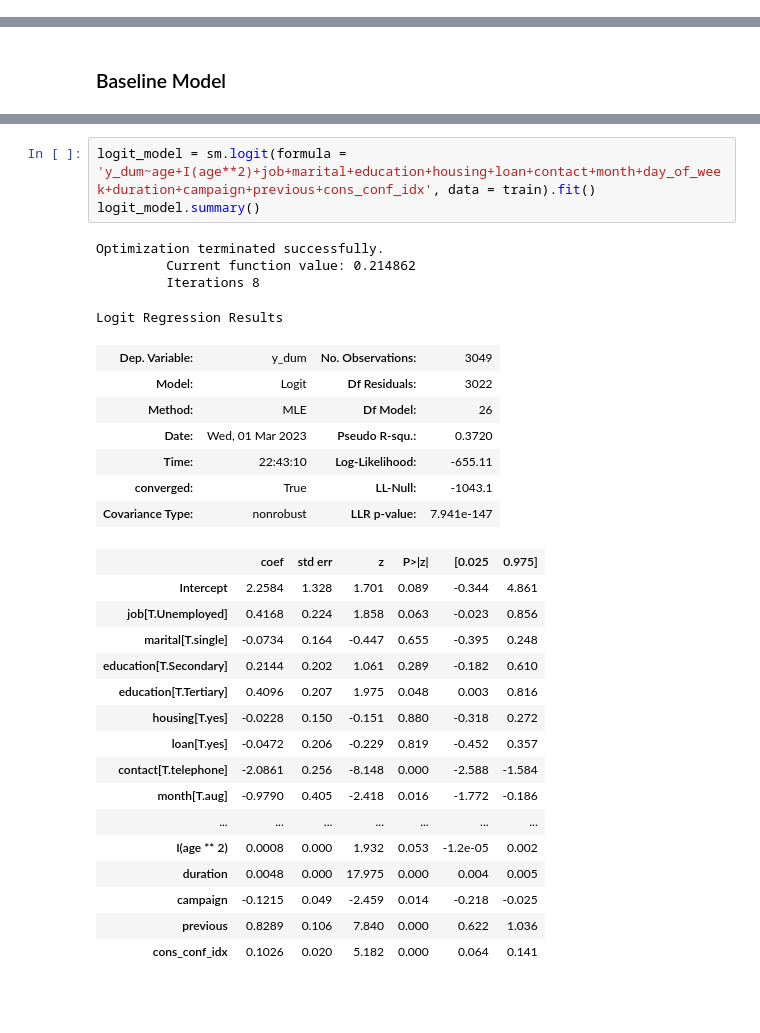
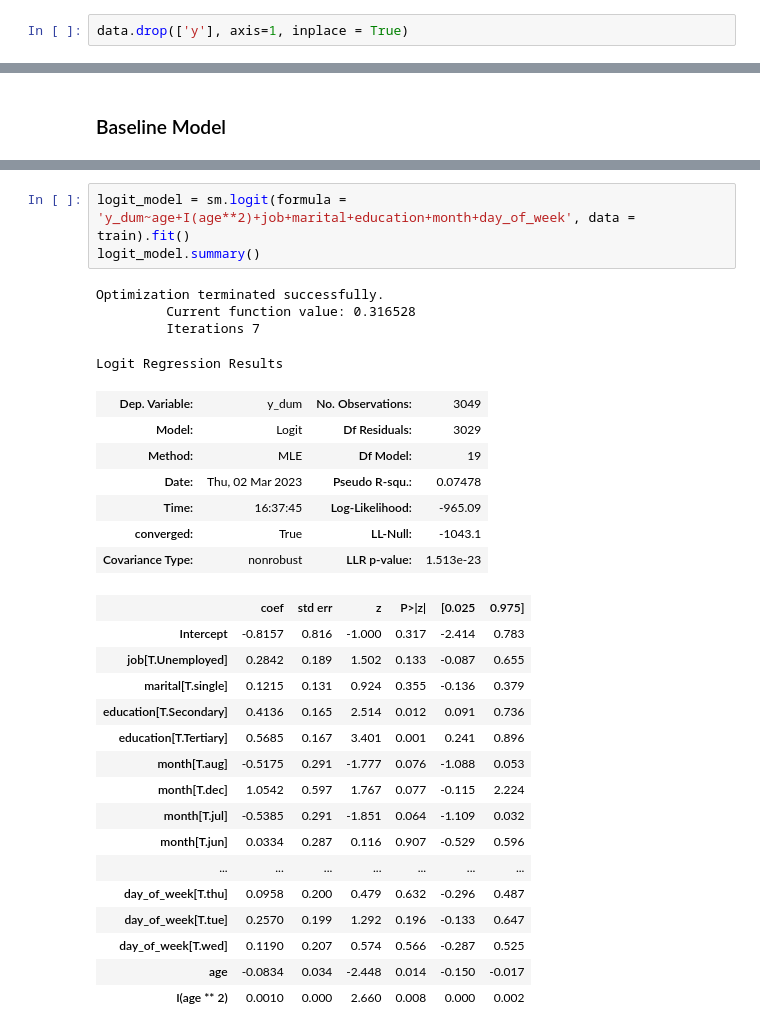
Before and after one commit to carriezeng6443/STAT-303-2-MAAC-Project, a Jupyter notebook: Project_MAAC.ipynb, the cells around one changed output, grey strips where cells are left out. Cells and saved outputs as stored; diff of their text form; blank space fills up the shorter version.

```diff
--- a/Project_MAAC.ipynb
+++ b/Project_MAAC.ipynb
@@ -32,6 +32,8 @@ data.drop(['default'], axis=1, inplace = True)
 data.dropna(axis=0, inplace=True)
 # %%
 data['y_dum']= data['y'].map({'no': 0, 'yes': 1})
+# %%
+data.drop(['y'], axis=1, inplace = True)
 # %% [markdown]
 ## Rename the column
 # %%
@@ -281,32 +282,32 @@ ROC-AUC = 94.1%
 # %%
-logit_model = sm.logit(formula = 'y_dum~age+I(age**2)+job+marital+education+housing+loan+contact+month+day_of_week+duration+campaign+previous+cons_conf_idx', data = train).fit()
+logit_model = sm.logit(formula = 'y_dum~age+I(age**2)+job+marital+education+month+day_of_week', data = train).fit()
 logit_model.summary()
 # %% [output]
 Optimization terminated successfully.
-         Current function value: 0.214862
-         Iterations 8
+         Current function value: 0.316528
+         Iterations 7
 Logit Regression Results
 | Dep. Variable: | y_dum | No. Observations: | 3049 |
-| Model: | Logit | Df Residuals: | 3022 |
-| Method: | MLE | Df Model: | 26 |
-| Date: | Wed, 01 Mar 2023 | Pseudo R-squ.: | 0.3720 |
-| Time: | 22:43:10 | Log-Likelihood: | -655.11 |
+| Model: | Logit | Df Residuals: | 3029 |
+| Method: | MLE | Df Model: | 19 |
+| Date: | Thu, 02 Mar 2023 | Pseudo R-squ.: | 0.07478 |
+| Time: | 16:37:45 | Log-Likelihood: | -965.09 |
 | converged: | True | LL-Null: | -1043.1 |
-| Covariance Type: | nonrobust | LLR p-value: | 7.941e-147 |
+| Covariance Type: | nonrobust | LLR p-value: | 1.513e-23 |
 |  | coef | std err | z | P>|z| | [0.025 | 0.975] |
-| Intercept | 2.2584 | 1.328 | 1.701 | 0.089 | -0.344 | 4.861 |
-| job[T.Unemployed] | 0.4168 | 0.224 | 1.858 | 0.063 | -0.023 | 0.856 |
-| marital[T.single] | -0.0734 | 0.164 | -0.447 | 0.655 | -0.395 | 0.248 |
-| education[T.Secondary] | 0.2144 | 0.202 | 1.061 | 0.289 | -0.182 | 0.610 |
-| education[T.Tertiary] | 0.4096 | 0.207 | 1.975 | 0.048 | 0.003 | 0.816 |
-| housing[T.yes] | -0.0228 | 0.150 | -0.151 | 0.880 | -0.318 | 0.272 |
-| loan[T.yes] | -0.0472 | 0.206 | -0.229 | 0.819 | -0.452 | 0.357 |
-| contact[T.telephone] | -2.0861 | 0.256 | -8.148 | 0.000 | -2.588 | -1.584 |
-| month[T.aug] | -0.9790 | 0.405 | -2.418 | 0.016 | -1.772 | -0.186 |
+| Intercept | -0.8157 | 0.816 | -1.000 | 0.317 | -2.414 | 0.783 |
+| job[T.Unemployed] | 0.2842 | 0.189 | 1.502 | 0.133 | -0.087 | 0.655 |
+| marital[T.single] | 0.1215 | 0.131 | 0.924 | 0.355 | -0.136 | 0.379 |
+| education[T.Secondary] | 0.4136 | 0.165 | 2.514 | 0.012 | 0.091 | 0.736 |
+| education[T.Tertiary] | 0.5685 | 0.167 | 3.401 | 0.001 | 0.241 | 0.896 |
+| month[T.aug] | -0.5175 | 0.291 | -1.777 | 0.076 | -1.088 | 0.053 |
+| month[T.dec] | 1.0542 | 0.597 | 1.767 | 0.077 | -0.115 | 2.224 |
+| month[T.jul] | -0.5385 | 0.291 | -1.851 | 0.064 | -1.109 | 0.032 |
+| month[T.jun] | 0.0334 | 0.287 | 0.116 | 0.907 | -0.529 | 0.596 |
 | ... | ... | ... | ... | ... | ... | ... |
-| I(age ** 2) | 0.0008 | 0.000 | 1.932 | 0.053 | -1.2e-05 | 0.002 |
-| duration | 0.0048 | 0.000 | 17.975 | 0.000 | 0.004 | 0.005 |
-| campaign | -0.1215 | 0.049 | -2.459 | 0.014 | -0.218 | -0.025 |
-| previous | 0.8289 | 0.106 | 7.840 | 0.000 | 0.622 | 1.036 |
-| cons_conf_idx | 0.1026 | 0.020 | 5.182 | 0.000 | 0.064 | 0.141 |
+| day_of_week[T.thu] | 0.0958 | 0.200 | 0.479 | 0.632 | -0.296 | 0.487 |
+| day_of_week[T.tue] | 0.2570 | 0.199 | 1.292 | 0.196 | -0.133 | 0.647 |
+| day_of_week[T.wed] | 0.1190 | 0.207 | 0.574 | 0.566 | -0.287 | 0.525 |
+| age | -0.0834 | 0.034 | -2.448 | 0.014 | -0.150 | -0.017 |
+| I(age ** 2) | 0.0010 | 0.000 | 2.660 | 0.008 | 0.000 | 0.002 |
 # %%
```
Also changed, not shown: parts of 20 cells of this notebook.
